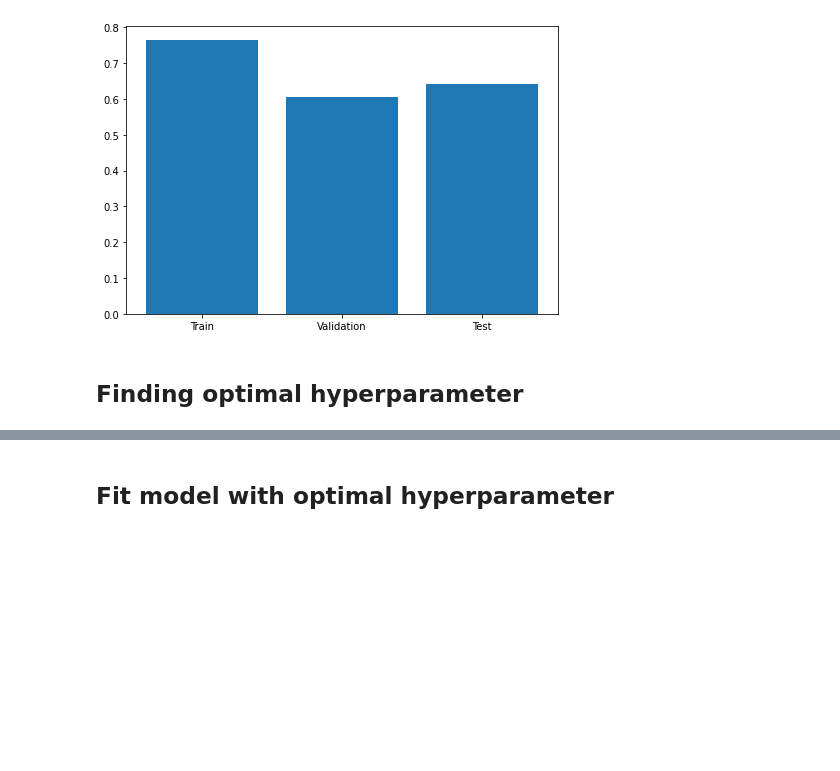
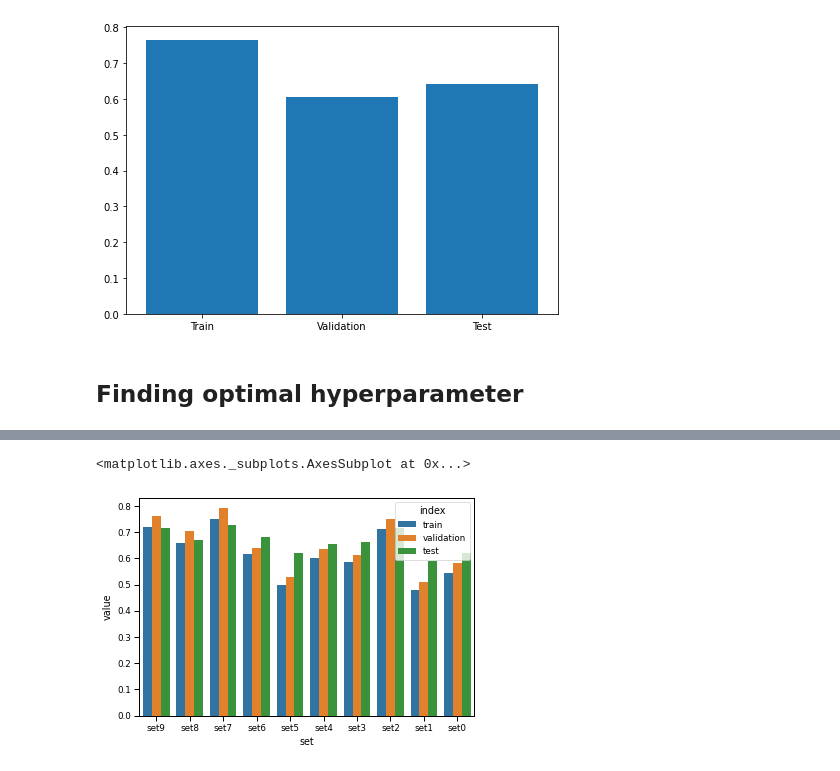
Before and after one commit to kittisaktaoma/colab_practice, a Jupyter notebook: CalcSynergy.ipynb, the cells around one changed output, grey strips where cells are left out. Cells and saved outputs as stored; diff of their text form; code cells hidden in the pictures; blank space fills up the shorter version.

```diff
--- a/CalcSynergy.ipynb
+++ b/CalcSynergy.ipynb
@@ -1156,2 +1093,0 @@ TypeError: ignored
-# %% [markdown]
-## Fit model with optimal hyperparameter
@@ -1214,0 +1094,33 @@ params = {'activation_1': ["relu", "tanh"],
+# %%
+res_model = []
+for i in range(10):
+  res =  my_model_cross_validation(hyperparameter_set="Set"+str(i),n_fold=5)
+  res_model.append(res)
+# %%
+res_metric = []
+for i in range(10):
+  metric_ = [res_model[i].get("Mean_train_correlation"),
+             res_model[i].get("Mean_val_correlation"),
+             res_model[i].get("test_correlation")]
+  res_metric.append(metric_)
+# %%
+import numpy as np
+import pandas as pd
+import matplotlib.pyplot as plt
+import seaborn as sns
+
+newDF = pd.DataFrame()
+
+for i in range(res_metric.__len__()):
+  df_01 = pd.DataFrame(res_metric[i], columns=['value'])
+  df_index = pd.DataFrame(['train','validation','test'], columns=['index'])
+  df_final = pd.concat([df_01,df_index],axis=1)
+  df_final["set"] = "set"+str(i)
+  newDF = df_final.append(newDF)
+
+sns.barplot(x="set", y="value",
+            hue="index",
+            data=newDF)
+# %% [output]
+<matplotlib.axes._subplots.AxesSubplot at 0x...>
+[figure, added]
```
Also changed, not shown: parts of 6 cells of this notebook.
